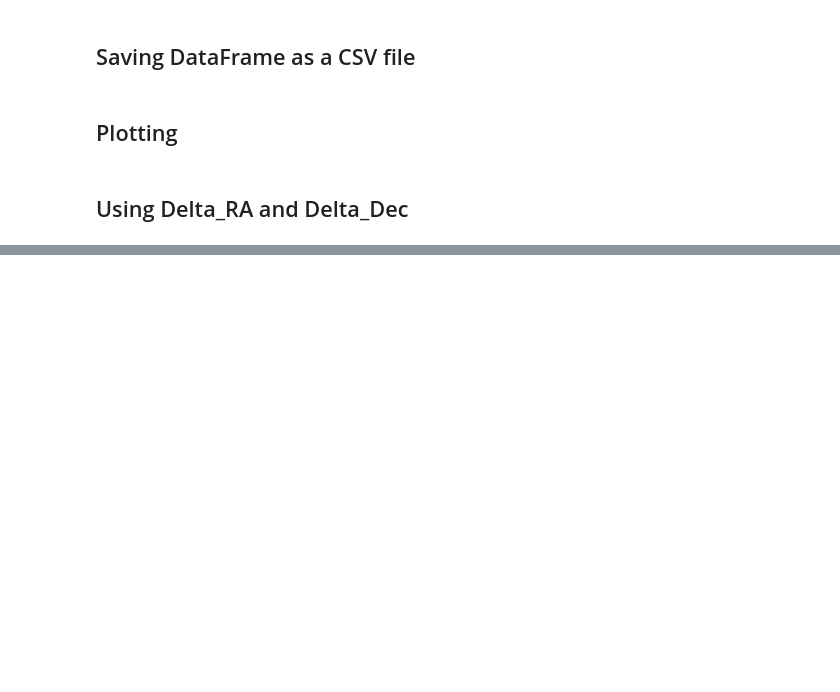
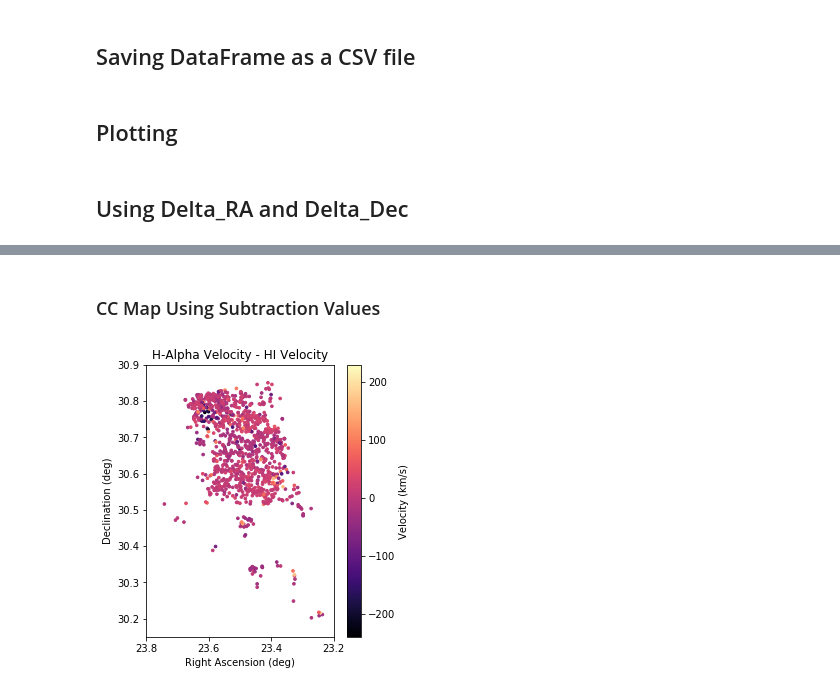
Before and after one commit to khangnngo12/Kinematics-of-M33, a Jupyter notebook: Velocity_Map.ipynb, the cells around one changed output, grey strips where cells are left out. Cells and saved outputs as stored; diff of their text form; code cells hidden in the pictures; blank space fills up the shorter version.

```diff
--- a/Velocity_Map.ipynb
+++ b/Velocity_Map.ipynb
@@ -286,6 +300,7 @@ def read_M33_phot_spec():
     maskname = [] #Empty list to append mask name
     HI = [] #Empty list to append v of HI region
     CO = [] #Empty list to append v of CO region
+    OBJID = []
 
     M33_phot_spec_lines = open("M33_2018b_phot_spec.txt","r").readlines()
     for line in M33_phot_spec_lines[1:]: #[1:0] so that it does NOT read the labels
@@ -294,6 +309,7 @@ def read_M33_phot_spec():
         maskname.append(line.split()[16]) #mask name of current line
         HI.append(float(line.split()[19])) #HI measurement of current line
         CO.append(float(line.split()[20])) #CO measurement of current line
+        OBJID.append(line.split()[0]) #OBJID
 
-    return np.array(RA),np.array(Dec),maskname,np.array(HI),np.array(CO)
+    return np.array(RA),np.array(Dec),maskname,np.array(HI),np.array(CO),OBJID
 # %%
@@ -329,0 +467,20 @@ plt.savefig("CO Region")
+# %% [markdown]
+### CC Map Using Subtraction Values
+# %%
+fig,ax = plt.subplots(1)
+ax.set_xlabel("Right Ascension (deg)")
+ax.set_ylabel("Declination (deg)")
+ax.set_title("H-Alpha Velocity - HI Velocity")
+ax.set_xlim(23.2,23.8)
+ax.set_ylim(30.15,30.9)
+ax.invert_xaxis()
+ax.set_aspect(1/0.861)
+cc_map = ax.scatter(myDataDF["RA"][~np.isnan(VsubHI)]
+                    ,myDataDF["Dec"][~np.isnan(VsubHI)]
+                    ,c=VsubHI[~np.isnan(VsubHI)],s=7,cmap='magma')
+plt.colorbar(cc_map,label="Velocity (km/s)")
+fig.set_figwidth(5)
+fig.set_figheight(5)
+plt.savefig("H-Alpha - HI.png")
+# %% [output]
+[figure, added]
```
Also changed, not shown: parts of 24 cells of this notebook, 1 other file.
